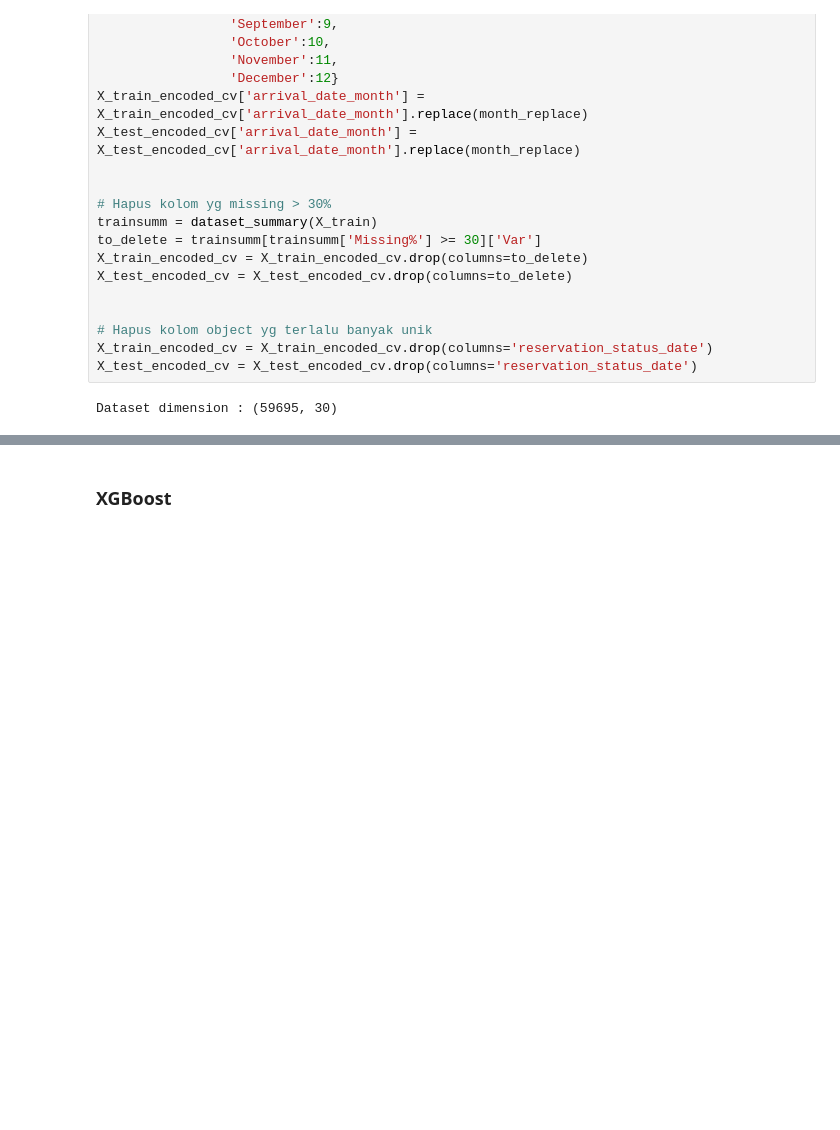
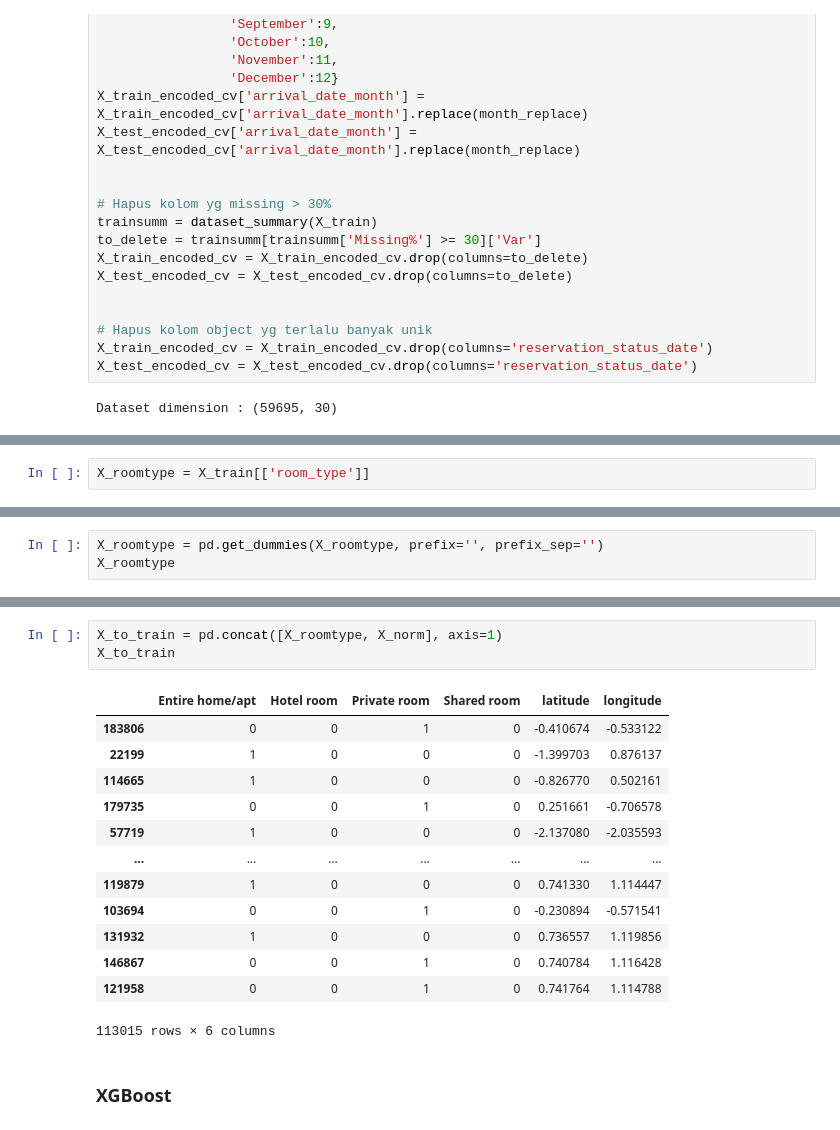
Before and after one commit to rindanh/Latihan-NDSC, a Jupyter notebook: airbnb/Latihan_H_4.ipynb, the cells around one changed output, grey strips where cells are left out. Saved outputs shown, nothing was run; the diff lists cells and outputs as text; blank space fills up the shorter version.

```diff
--- a/airbnb/Latihan_H_4.ipynb
+++ b/airbnb/Latihan_H_4.ipynb
@@ -360,0 +378,2 @@ Dataset dimension : (59695, 30)
+# %%
+X_roomtype = X_train[['room_type']]
@@ -360,0 +388,3 @@ Dataset dimension : (59695, 30)
+# %%
+X_roomtype = pd.get_dummies(X_roomtype, prefix='', prefix_sep='')
+X_roomtype
@@ -361,3 +432,20 @@ Dataset dimension : (59695, 30)
+# %%
+X_to_train = pd.concat([X_roomtype, X_norm], axis=1)
+X_to_train
+# %% [output]
+|  | Entire home/apt | Hotel room | Private room | Shared room | latitude | longitude |
+| 183806 | 0 | 0 | 1 | 0 | -0.410674 | -0.533122 |
+| 22199 | 1 | 0 | 0 | 0 | -1.399703 | 0.876137 |
+| 114665 | 1 | 0 | 0 | 0 | -0.826770 | 0.502161 |
+| 179735 | 0 | 0 | 1 | 0 | 0.251661 | -0.706578 |
+| 57719 | 1 | 0 | 0 | 0 | -2.137080 | -2.035593 |
+| ... | ... | ... | ... | ... | ... | ... |
+| 119879 | 1 | 0 | 0 | 0 | 0.741330 | 1.114447 |
+| 103694 | 0 | 0 | 1 | 0 | -0.230894 | -0.571541 |
+| 131932 | 1 | 0 | 0 | 0 | 0.736557 | 1.119856 |
+| 146867 | 0 | 0 | 1 | 0 | 0.740784 | 1.116428 |
+| 121958 | 0 | 0 | 1 | 0 | 0.741764 | 1.114788 |
+113015 rows × 6 columns
 # %% [markdown]
 ### **XGBoost**
 # %%
```
Also changed, not shown: parts of 17 cells of this notebook.
